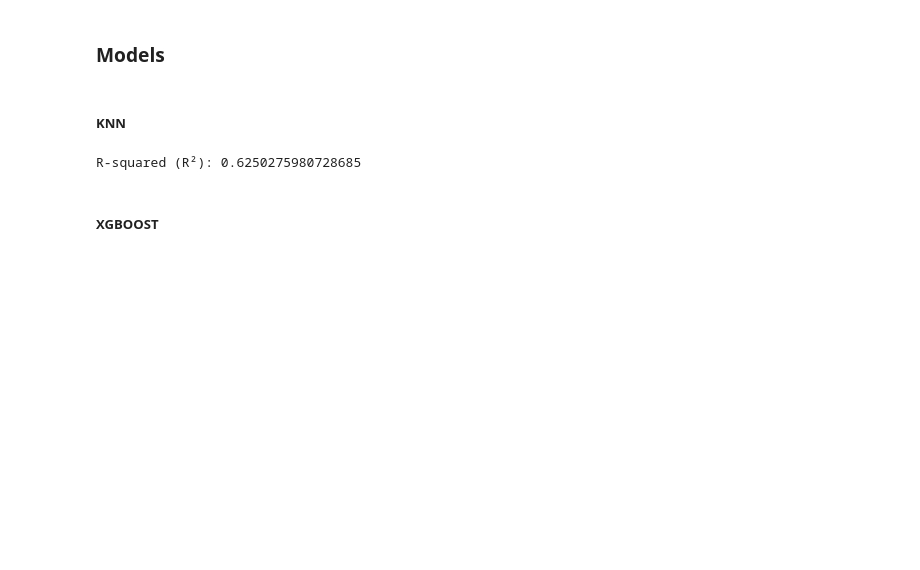
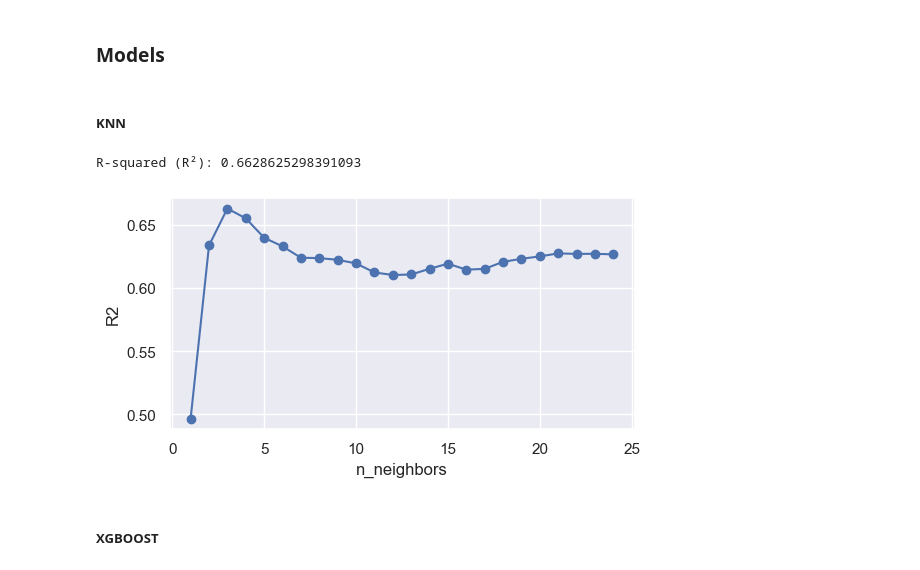
Before and after one commit to azakharov1/ML_cell-compound, a Jupyter notebook: ML_cell-compound.ipynb, the cells around one changed output. Cells and saved outputs as stored; diff of their text form; code cells hidden in the pictures; blank space fills up the shorter version.

```diff
--- a/ML_cell-compound.ipynb
+++ b/ML_cell-compound.ipynb
@@ -339,15 +339,39 @@ from sklearn.metrics import mean_squared_error, mean_absolute_error, r2_score
 # %%
 pipe = Pipeline([
     ("scale", StandardScaler()),
-    ("model", KNeighborsRegressor(n_neighbors=20, weights='distance'))
+    ("model", KNeighborsRegressor(n_neighbors=3, weights='distance'))
 ])
 
 y_pred = pipe.fit(X_train, y_train).predict(X_test)
+
+r2 = r2_score(y_test, y_pred)
+print("R-squared (R²):", r2)
+# %% [output]
+R-squared (R²): 0.6628625298391093
-# %%
-r2 = r2_score(y_test, y_pred)
-print("R-squared (R²):", r2)
-# %% [output]
-R-squared (R²): 0.6250275980728685
+# %%
+k=[]
+k_r2=[]
+
+for i in range(1,25):
+    pipe = Pipeline([
+    ("scale", StandardScaler()),
+    ("model", KNeighborsRegressor(n_neighbors=i, weights='distance'))
+    ])
+
+    y_pred = pipe.fit(X_train, y_train).predict(X_test)
+
+    r2 = r2_score(y_test, y_pred)
+    #print("R-squared (R²):", r2)
+
+    k.append(i)
+    k_r2.append(r2);
+
+plt.plot(k, k_r2, marker='o')
+plt.xlabel('n_neighbors')
+plt.ylabel('R2')
+plt.show()
+# %% [output]
+[figure, added]
 # %% [markdown]
 ##### XGBOOST
 # %%
```
